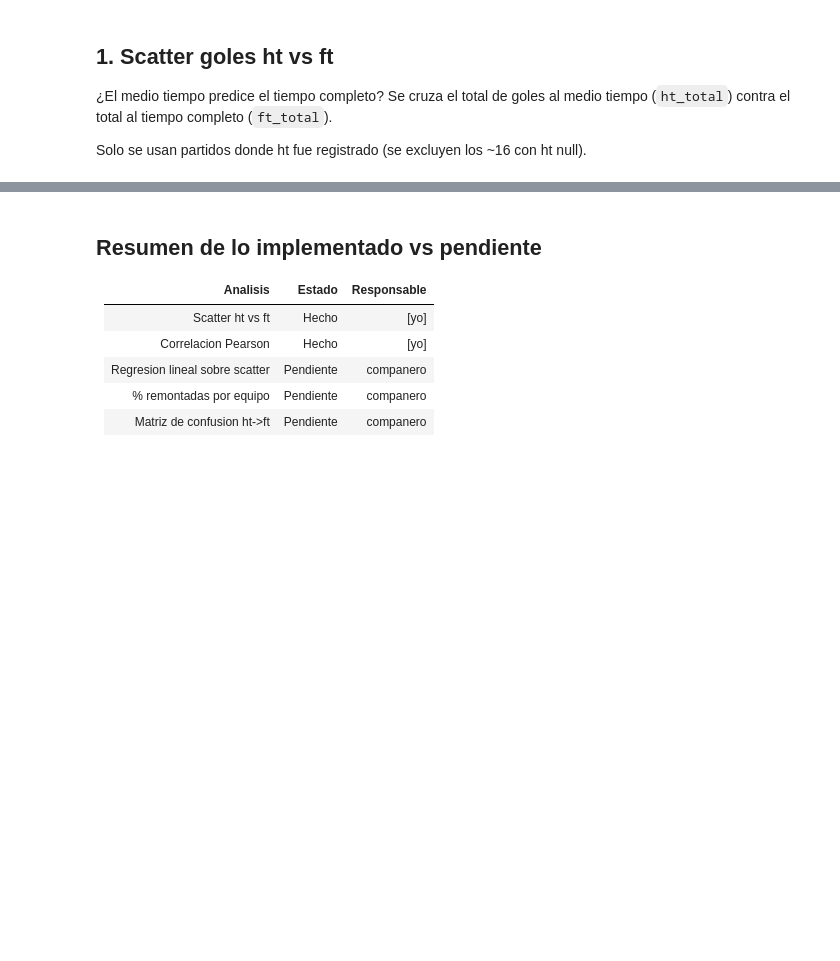
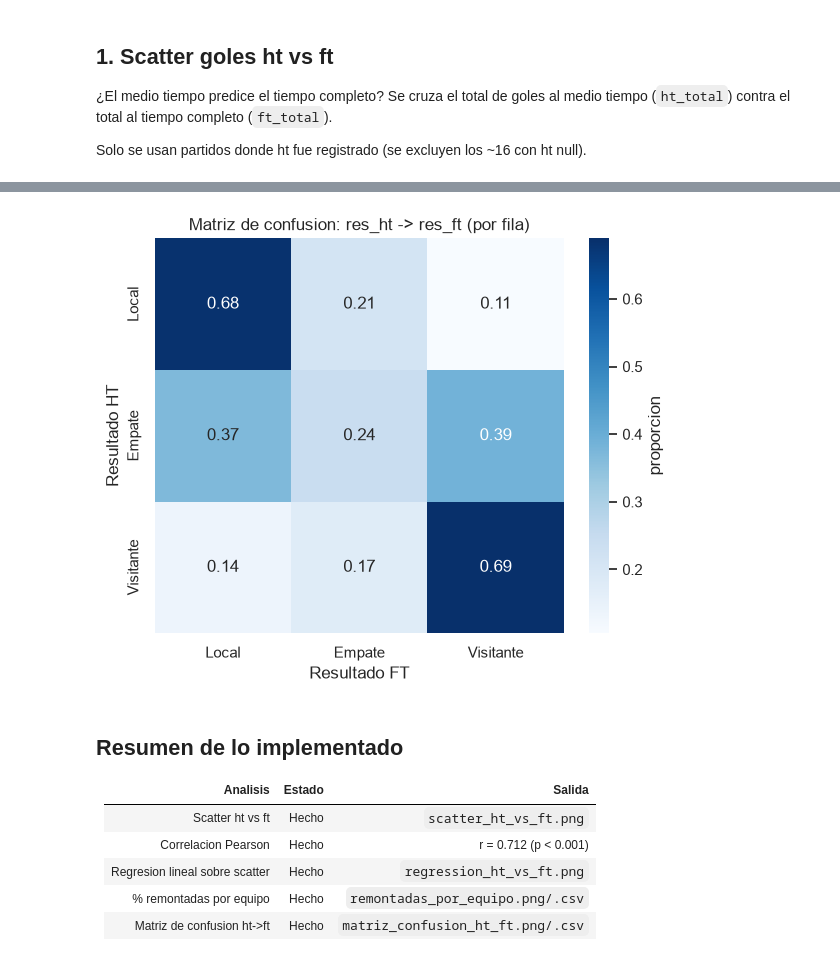
Before and after one commit to juantuberquia1997/programacion_cientifica, a Jupyter notebook: notebooks/02_analisis_dinamica_ht_vs_ft.ipynb, the cells around one changed output, grey strips where cells are left out. Saved outputs shown, nothing was run; the diff lists cells and outputs as text; code cells hidden in the pictures; blank space fills up the shorter version.

```diff
--- a/notebooks/02_analisis_dinamica_ht_vs_ft.ipynb
+++ b/notebooks/02_analisis_dinamica_ht_vs_ft.ipynb
@@ -120,10 +228,21 @@ Las celdas fuera de la diagonal son los cambios de resultado (incluye remontadas
+# %%
+fig, ax = plt.subplots(figsize=(6, 5))
+sns.heatmap(tabla, annot=True, fmt='.2f', cmap='Blues', ax=ax, cbar_kws={'label': 'proporcion'})
+ax.set_xlabel('Resultado FT')
+ax.set_ylabel('Resultado HT')
+ax.set_title('Matriz de confusion: res_ht -> res_ft (por fila)')
+plt.tight_layout()
+plt.savefig(PROJECT_DIR / 'data' / 'processed' / 'matriz_confusion_ht_ft.png', dpi=120)
+plt.show()
+# %% [output]
+[figure, added]
 # %% [markdown]
-## Resumen de lo implementado vs pendiente
+## Resumen de lo implementado
 
-| Analisis | Estado | Responsable |
+| Analisis | Estado | Salida |
 |---|---|---|
-| Scatter ht vs ft | Hecho | [yo] |
-| Correlacion Pearson | Hecho | [yo] |
-| Regresion lineal sobre scatter | Pendiente | companero |
-| % remontadas por equipo | Pendiente | companero |
-| Matriz de confusion ht->ft | Pendiente | companero |
+| Scatter ht vs ft | Hecho | `scatter_ht_vs_ft.png` |
+| Correlacion Pearson | Hecho | r = 0.712 (p < 0.001) |
+| Regresion lineal sobre scatter | Hecho | `regression_ht_vs_ft.png` |
+| % remontadas por equipo | Hecho | `remontadas_por_equipo.png/.csv` |
+| Matriz de confusion ht->ft | Hecho | `matriz_confusion_ht_ft.png/.csv` |
```
Also changed, not shown: parts of 15 cells of this notebook, 10 other files.
